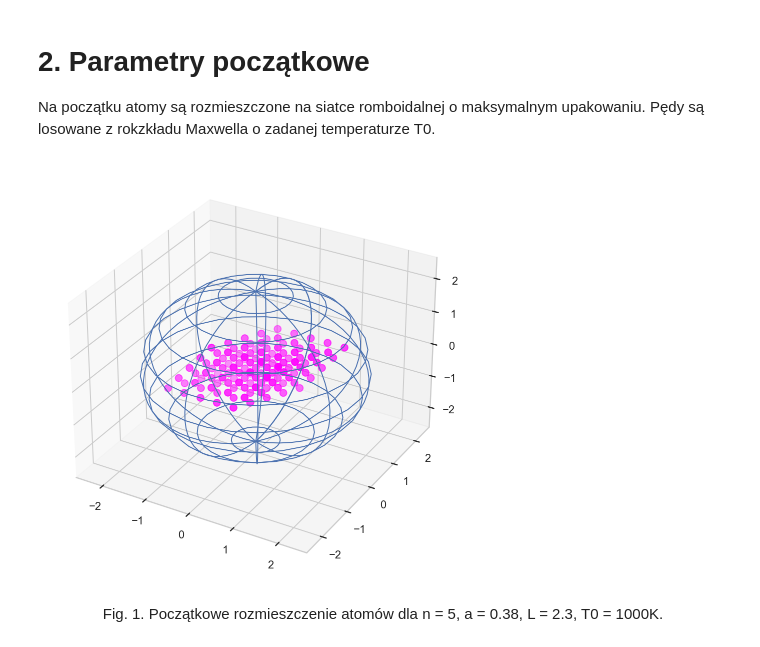
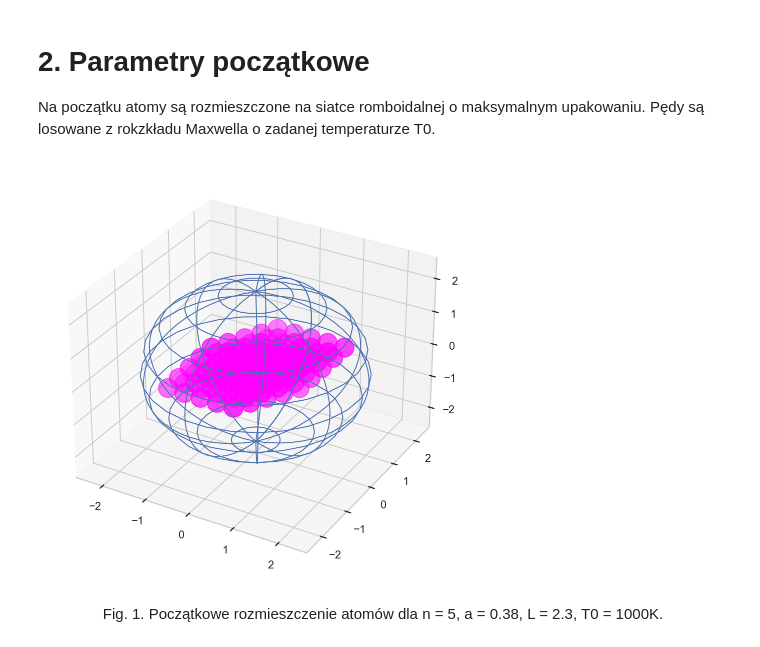
Before and after one commit to pauczy/molecular-dynamics, a Jupyter notebook: argon_sprawozdanie.ipynb, the cells around one changed output. Saved outputs shown, nothing was run; the diff lists cells and outputs as text; code cells hidden in the pictures.

```diff
--- a/argon_sprawozdanie.ipynb
+++ b/argon_sprawozdanie.ipynb
@@ -44,27 +45,24 @@ Pędy są losowane z rokzkładu Maxwella o zadanej temperaturze T0.
 # %%
 atoms = np.loadtxt("./output/out_pos.txt")
 
 L = 2.3
 
 u = np.linspace(0, np.pi, 30)
 v = np.linspace(0, 2 * np.pi, 30)
 
 x = L*np.outer(np.sin(u), np.sin(v))
 y = L*np.outer(np.sin(u), np.cos(v))
 z = L*np.outer(np.cos(u), np.ones_like(v))
 
 fig = plt.figure(figsize = (12, 6))
 ax = plt.axes(projection='3d')
 
-# ax.set_xticks([])
-# ax.set_yticks([])
-# ax.set_zticks([])
-
 ax.plot_wireframe(x, y, z, rstride=3, cstride=3, linewidth=1)
-ax.scatter(atoms[:, 0], atoms[:, 1], atoms[:, 2], c = 'magenta', s = 48)
+ax.scatter(atoms[:, 0], atoms[:, 1], atoms[:, 2], c = 'magenta', s = 360)
 fig.tight_layout()
+plt.savefig('./figs/argon.pdf')
 # %% [output]
-[figure, old version]
+[figure, new version]
 # %% [markdown]
 <center>Fig. 1. Początkowe rozmieszczenie atomów dla n = 5, a = 0.38, L = 2.3, T0 = 1000K.</center>
 # %%
```
Also changed, not shown: parts of 18 cells of this notebook, 1 other file.
